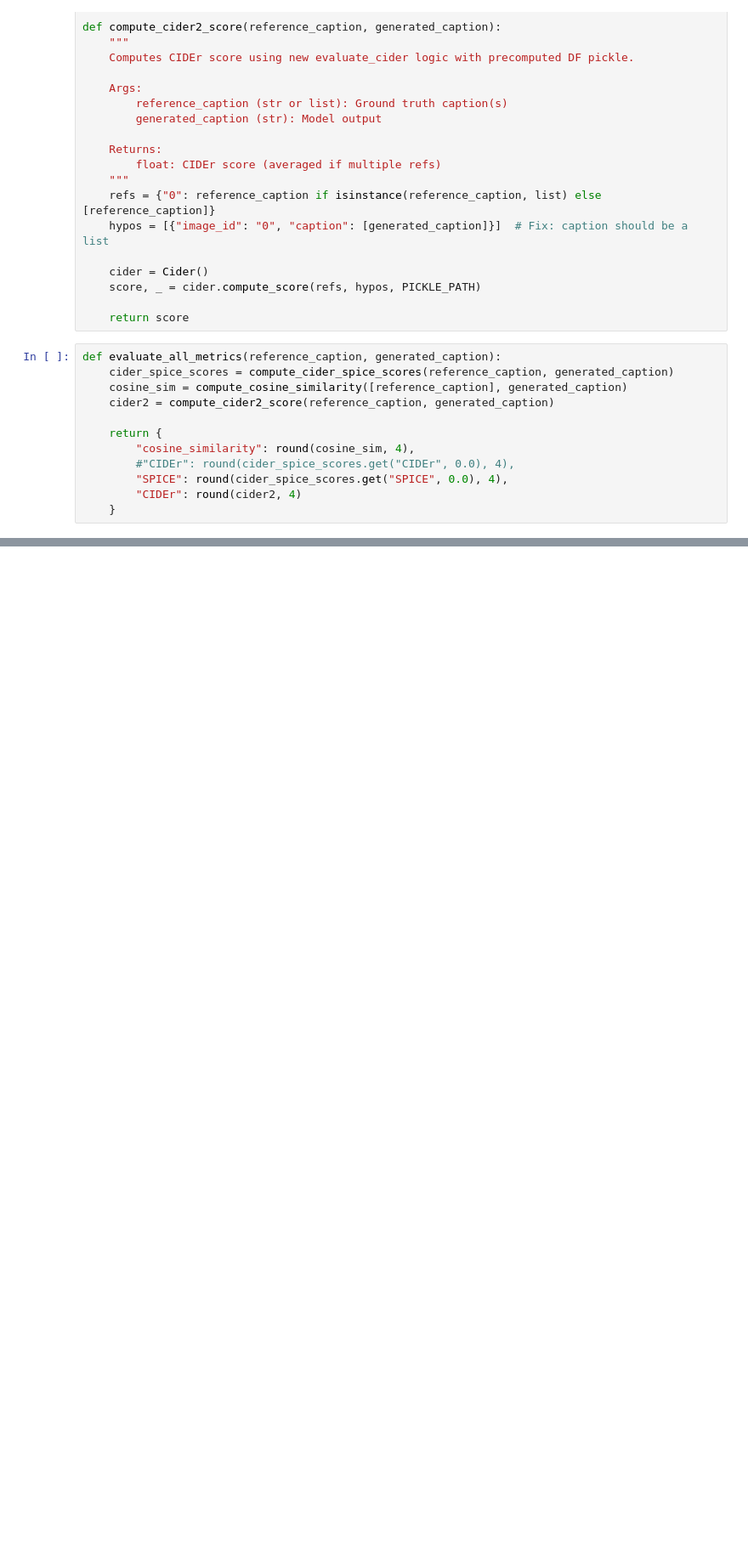
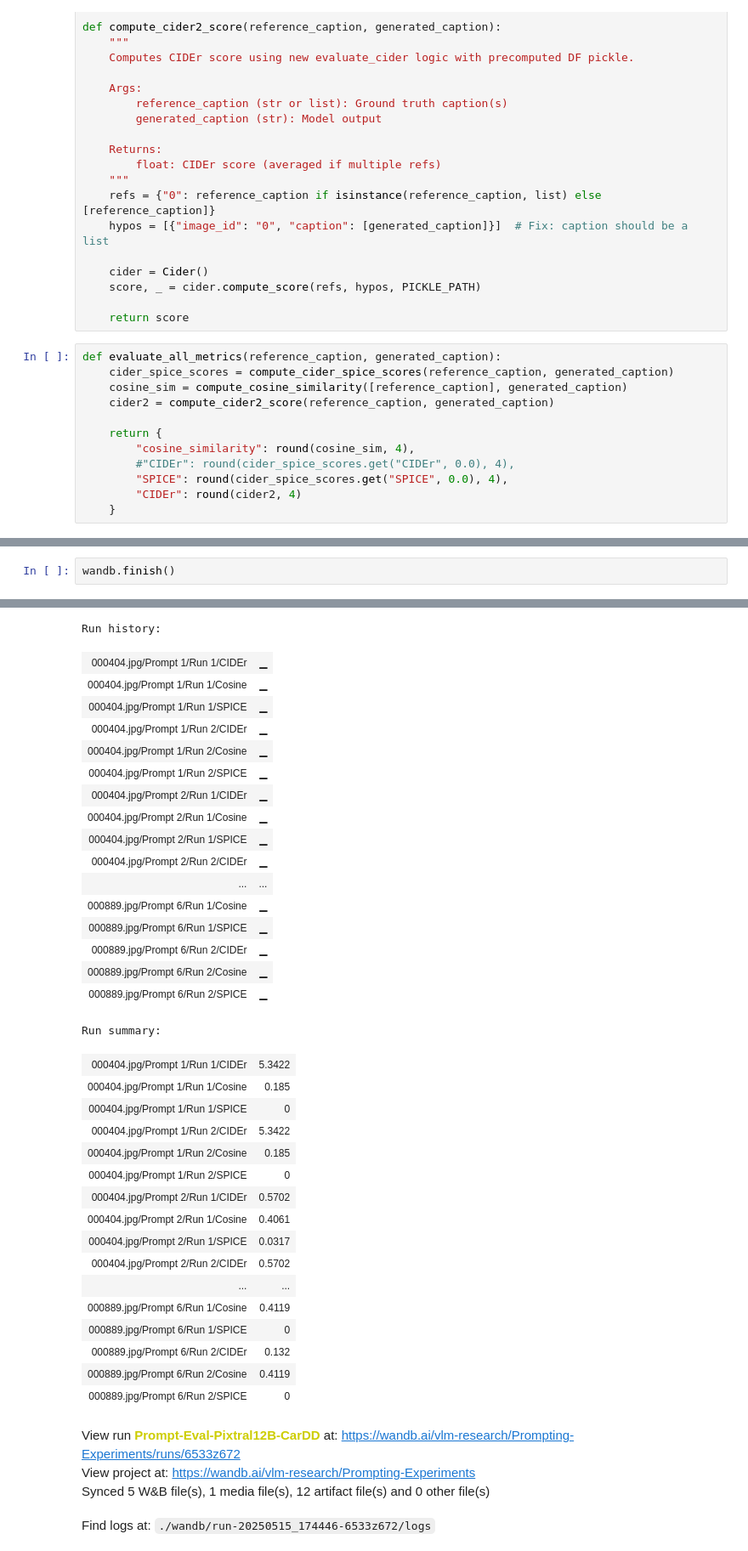
Before and after one commit to Jaseci-Labs/vlm-research, a Jupyter notebook: experiments/prompt-tuning/hc-only/src/cardd_pixtral.ipynb, the cells around one changed output, grey strips where cells are left out. Shown: that part at 85% size. Drawn from its saved outputs; the diff is of its cells as text; blank space fills up the shorter version.

Commit message:
update other scripts and automate cardd script

```diff
--- a/experiments/prompt-tuning/hc-only/src/cardd_pixtral.ipynb
+++ b/experiments/prompt-tuning/hc-only/src/cardd_pixtral.ipynb
@@ -472,0 +625,3 @@ log_prompt_metrics_to_excel(
+# %%
+wandb.finish()
+# %% [output]
@@ -472,0 +629,38 @@ log_prompt_metrics_to_excel(
+Run history:
+| 000404.jpg/Prompt 1/Run 1/CIDEr | ▁ |
+| 000404.jpg/Prompt 1/Run 1/Cosine | ▁ |
+| 000404.jpg/Prompt 1/Run 1/SPICE | ▁ |
+| 000404.jpg/Prompt 1/Run 2/CIDEr | ▁ |
+| 000404.jpg/Prompt 1/Run 2/Cosine | ▁ |
+| 000404.jpg/Prompt 1/Run 2/SPICE | ▁ |
+| 000404.jpg/Prompt 2/Run 1/CIDEr | ▁ |
+| 000404.jpg/Prompt 2/Run 1/Cosine | ▁ |
+| 000404.jpg/Prompt 2/Run 1/SPICE | ▁ |
+| 000404.jpg/Prompt 2/Run 2/CIDEr | ▁ |
+| ... | ... |
+| 000889.jpg/Prompt 6/Run 1/Cosine | ▁ |
+| 000889.jpg/Prompt 6/Run 1/SPICE | ▁ |
+| 000889.jpg/Prompt 6/Run 2/CIDEr | ▁ |
+| 000889.jpg/Prompt 6/Run 2/Cosine | ▁ |
+| 000889.jpg/Prompt 6/Run 2/SPICE | ▁ |
+Run summary:
+| 000404.jpg/Prompt 1/Run 1/CIDEr | 5.3422 |
+| 000404.jpg/Prompt 1/Run 1/Cosine | 0.185 |
+| 000404.jpg/Prompt 1/Run 1/SPICE | 0 |
+| 000404.jpg/Prompt 1/Run 2/CIDEr | 5.3422 |
+| 000404.jpg/Prompt 1/Run 2/Cosine | 0.185 |
+| 000404.jpg/Prompt 1/Run 2/SPICE | 0 |
+| 000404.jpg/Prompt 2/Run 1/CIDEr | 0.5702 |
+| 000404.jpg/Prompt 2/Run 1/Cosine | 0.4061 |
+| 000404.jpg/Prompt 2/Run 1/SPICE | 0.0317 |
+| 000404.jpg/Prompt 2/Run 2/CIDEr | 0.5702 |
+| ... | ... |
+| 000889.jpg/Prompt 6/Run 1/Cosine | 0.4119 |
+| 000889.jpg/Prompt 6/Run 1/SPICE | 0 |
+| 000889.jpg/Prompt 6/Run 2/CIDEr | 0.132 |
+| 000889.jpg/Prompt 6/Run 2/Cosine | 0.4119 |
+| 000889.jpg/Prompt 6/Run 2/SPICE | 0 |
+View run Prompt-Eval-Pixtral12B-CarDD at: https://wandb.ai/vlm-research/Prompting-Experiments/runs/6533z672
+View project at: https://wandb.ai/vlm-research/Prompting-Experiments
+Synced 5 W&B file(s), 1 media file(s), 12 artifact file(s) and 0 other file(s)
+Find logs at: ./wandb/run-20250515_174446-6533z672/logs
```
Also changed, not shown: parts of 14 cells of this notebook, 2 other files.
